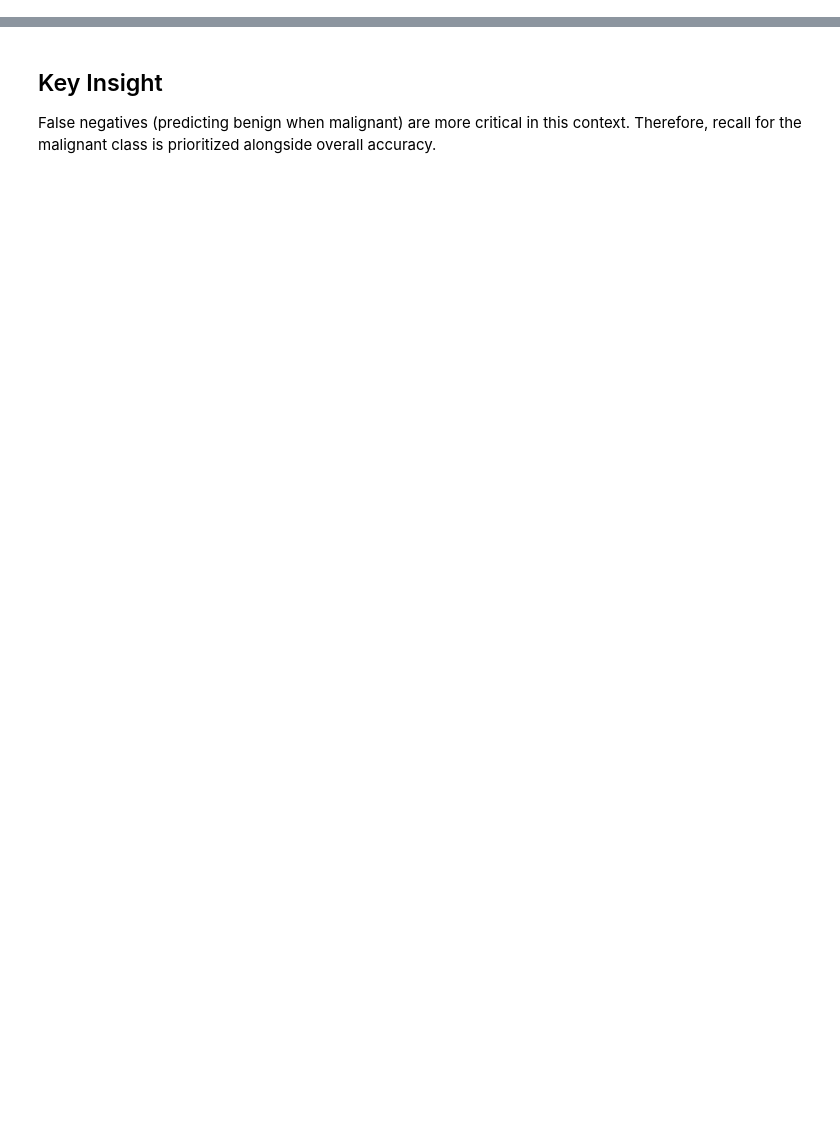
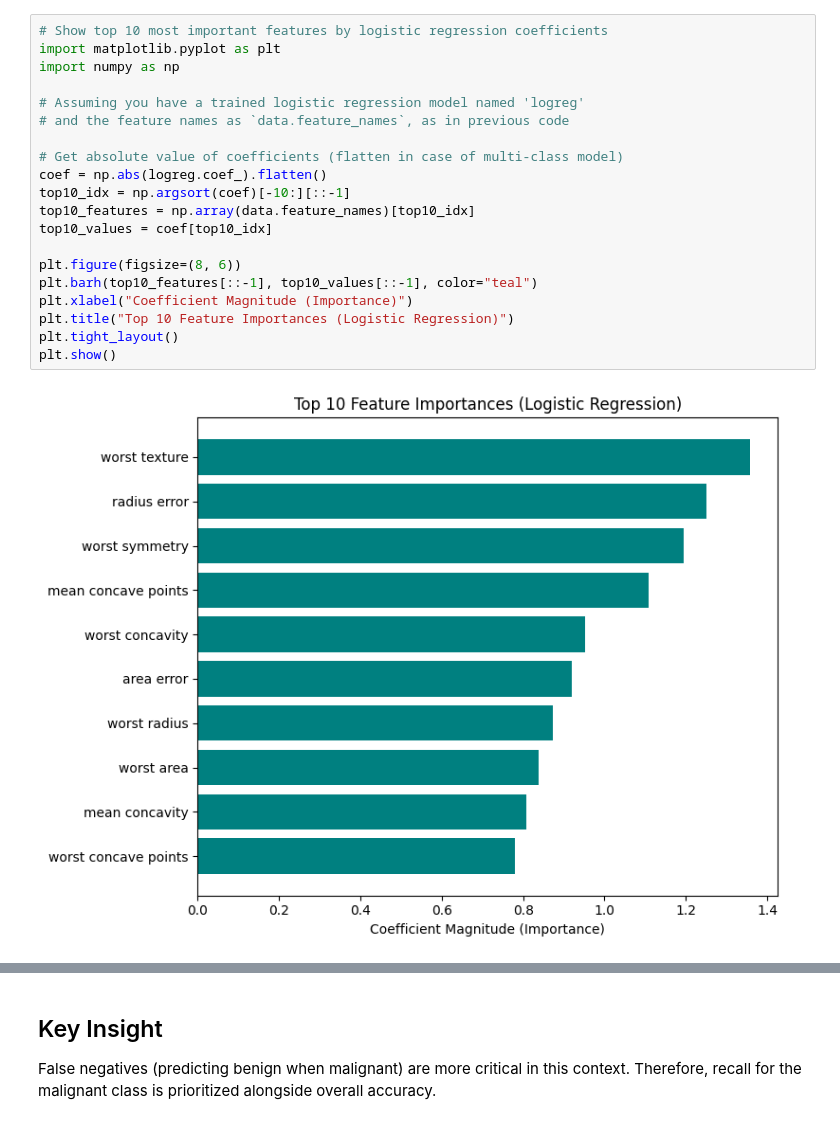
Before and after one commit to kharchandani19/breast-cancer-ml-analysis, a Jupyter notebook: analysis.ipynb, the cells around one changed output, grey strips where cells are left out. Drawn from its saved outputs; the diff is of its cells as text; blank space fills up the shorter version.

Commit message:
Add confidence meter, feature importance chart, model performance tab, and real dataset defaults

```diff
--- a/analysis.ipynb
+++ b/analysis.ipynb
@@ -175,0 +232,22 @@ plt.show()
+# %%
+# Show top 10 most important features by logistic regression coefficients
+import matplotlib.pyplot as plt
+import numpy as np
+
+# Assuming you have a trained logistic regression model named 'logreg'
+# and the feature names as `data.feature_names`, as in previous code
+
+# Get absolute value of coefficients (flatten in case of multi-class model)
+coef = np.abs(logreg.coef_).flatten()
+top10_idx = np.argsort(coef)[-10:][::-1]
+top10_features = np.array(data.feature_names)[top10_idx]
+top10_values = coef[top10_idx]
+
+plt.figure(figsize=(8, 6))
+plt.barh(top10_features[::-1], top10_values[::-1], color="teal")
+plt.xlabel("Coefficient Magnitude (Importance)")
+plt.title("Top 10 Feature Importances (Logistic Regression)")
+plt.tight_layout()
+plt.show()
+# %% [output]
+[figure, added]
```
Also changed, not shown: parts of 6 cells of this notebook, 1 other file.
